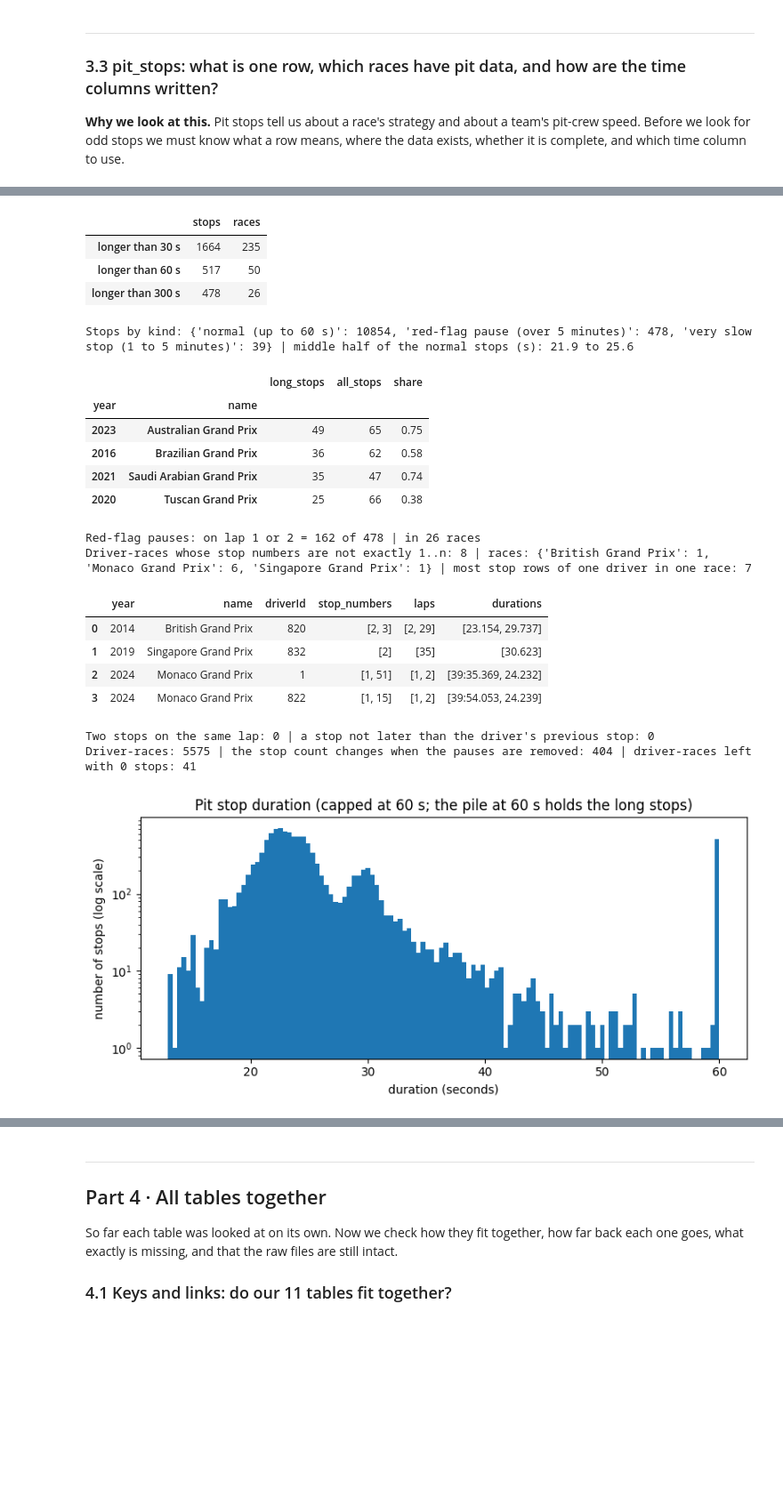
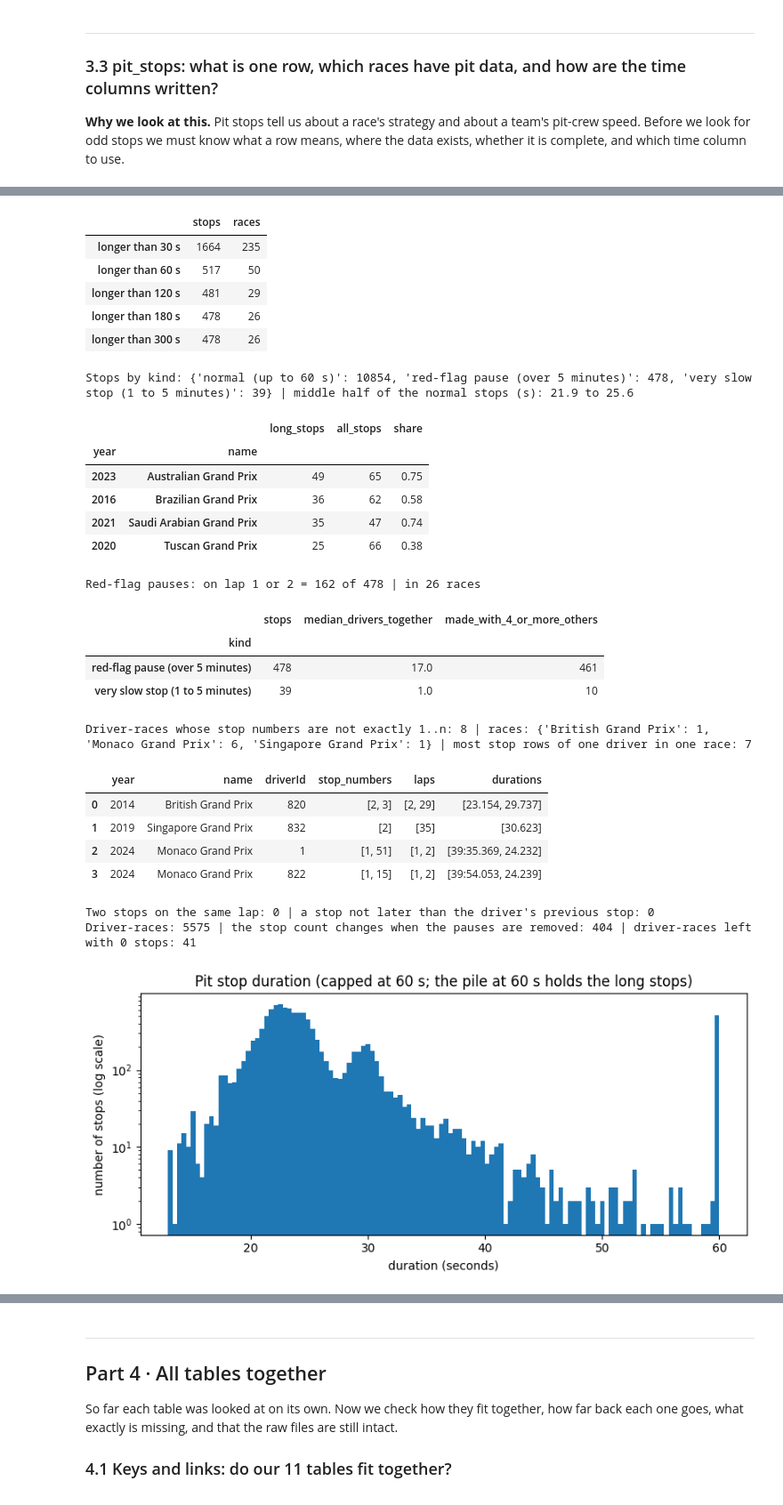
Before and after one commit to sal-tarek/ACL_F1_Predictions, a Jupyter notebook: final-audit/ms1-pre-cleaning-audit.ipynb, the cells around one changed output, grey strips where cells are left out. Shown at 89% size. Saved outputs shown, nothing was run; the diff lists cells and outputs as text; code cells hidden in the pictures; blank space fills up the shorter version.

```diff
--- a/final-audit/ms1-pre-cleaning-audit.ipynb
+++ b/final-audit/ms1-pre-cleaning-audit.ipynb
@@ -1423,8 +1445,10 @@ first = pits.raceId.iloc[0]
 start = pd.to_timedelta(races.set_index("raceId").time[first])
 print("time is a clock time. Example:", races[races.raceId == first].name.iloc[0], races[races.raceId == first].year.iloc[0], "| start time in races:", races.set_index("raceId").time[first],
       "| clock time of its first stop:", pits[pits.raceId == first].time.min())
-gap_minutes = (pd.to_timedelta(pits.time) - pits.raceId.map(races.set_index("raceId").time).pipe(pd.to_timedelta)).dt.total_seconds() / 60
-print("Clock time minus the race start time in races (minutes): from", int(gap_minutes.min()), "to", int(gap_minutes.max()), "| stops that would look earlier than their race start:", int((gap_minutes < 0).sum()), "of", len(pits))
+# A first stop happens minutes after the start. So (first stop clock) - (race start in races) should be close to 0 if both columns used the same clock.
+first_stop = pits.groupby("raceId").time.min()
+offset = ((pd.to_timedelta(first_stop) - pd.to_timedelta(races.set_index("raceId").time.reindex(first_stop.index))).dt.total_seconds() / 3600).round()   # in whole hours
+print("First stop minus race start, in whole hours, over", len(offset), "races: from", int(offset.min()), "to", int(offset.max()), "| most common:", offset.astype(int).value_counts().head(6).to_dict())
 # %% [output]
 {'table': 'pit_stops', 'key': 'raceId+driverId+stop', 'rows': 11371, 'duplicates': 0, 'missing': 0}
 Rows: 11371 | races: 285 | seasons: 2011 to 2024 | driver-races with stops but no row in results: 0 of 5575
@@ -1462,8 +1486,8 @@ Clock time minus the race start time in races (minutes): from -355 to 1042 | sto
 seconds = pits.milliseconds / 1000
 low, p10, middle, p90, p99 = seconds.quantile([0.01, 0.10, 0.50, 0.90, 0.99])
 print("Stop duration (s): fastest", round(seconds.min(), 1), "| 1%", round(low, 1), "| median", round(middle, 1), "| 90%", round(p90, 1), "| 99%", round(p99, 1), "| slowest", round(seconds.max(), 1))
-cut = pd.DataFrame({"stops": {f"longer than {k} s": int((seconds > k).sum()) for k in [30, 60, 300]},
-                    "races": {f"longer than {k} s": pits[seconds > k].raceId.nunique() for k in [30, 60, 300]}})
+cut = pd.DataFrame({"stops": {f"longer than {k} s": int((seconds > k).sum()) for k in [30, 60, 120, 180, 300]},
+                    "races": {f"longer than {k} s": pits[seconds > k].raceId.nunique() for k in [30, 60, 120, 180, 300]}})
 display(cut)
 pits["kind"] = np.select([seconds > 300, seconds > 60], ["red-flag pause (over 5 minutes)", "very slow stop (1 to 5 minutes)"], "normal (up to 60 s)")
 normal = pits[pits.kind.str.startswith("normal")]
@@ -1473,6 +1497,10 @@ pauses = pits[pits.kind.str.startswith("red-flag")]
 by_race = pits.merge(races[["raceId", "name"]], on="raceId").assign(long=lambda t: t.milliseconds > 60000).groupby(["year", "name"]).agg(long_stops=("long", "sum"), all_stops=("long", "size"))
 display(by_race.sort_values("long_stops", ascending=False).head(4).assign(share=lambda t: (t.long_stops / t.all_stops).round(2)))
 print("Red-flag pauses: on lap 1 or 2 =", int(pauses.lap.isin([1, 2]).sum()), "of", len(pauses), "| in", pauses.raceId.nunique(), "races")
+# Are these long stops made by one driver, or by the whole field at once? We count how many drivers made a long stop on the same lap of the same race.
+long_stops = pits[seconds > 60].assign(together=lambda t: t.groupby(["raceId", "lap"]).driverId.transform("nunique"))
+by_kind = long_stops.groupby("kind").together.agg(stops="size", median_drivers_together="median", made_with_4_or_more_others=lambda s: int((s >= 5).sum()))
+display(by_kind)
 
 # Odd stop numbers: a driver's stops should be numbered 1, 2, 3 ... in the order of the laps
 numbering = pits.groupby(["raceId", "driverId"]).agg(first=("stop", "min"), last=("stop", "max"), rows=("stop", "size"),
@@ -1482,41 +1510,47 @@ print("Driver-races whose stop numbers are not exactly 1..n:", len(odd), "| race
       "| most stop rows of one driver in one race:", int(numbering.rows.max()))
 display(odd.merge(races[["raceId", "year", "name"]], on="raceId").head(4)[["year", "name", "driverId", "stop_numbers", "laps", "durations"]])
 print("Two stops on the same lap:", int((pits.groupby(["raceId", "driverId", "lap"]).size() > 1).sum()),
       "| a stop not later than the driver's previous stop:", int((pits.sort_values(["raceId", "driverId", "stop"]).groupby(["raceId", "driverId"]).lap.diff() <= 0).sum()))
 
 # What happens to the number of stops if we remove the red-flag pauses?
 raw_count = pits.groupby(["raceId", "driverId"]).size()
 clean_count = pits[pits.kind != "red-flag pause (over 5 minutes)"].groupby(["raceId", "driverId"]).size().reindex(raw_count.index).fillna(0).astype(int)
 print("Driver-races:", len(raw_count), "| the stop count changes when the pauses are removed:", int((raw_count != clean_count).sum()),
       "| driver-races left with 0 stops:", int((clean_count == 0).sum()))
 
 # Figure: how long do pit stops take?
 seconds.clip(upper=60).plot.hist(bins=120, logy=True, figsize=(8, 3.8), title="Pit stop duration (capped at 60 s; the pile at 60 s holds the long stops)")
 plt.xlabel("duration (seconds)")
 plt.ylabel("number of stops (log scale)")
 save_fig("fig_10_pit_durations")
 # %% [output]
 Stop duration (s): fastest 12.9 | 1% 16.5 | median 23.6 | 90% 31.6 | 99% 1848.2 | slowest 3069.0
 |  | stops | races |
 | longer than 30 s | 1664 | 235 |
 | longer than 60 s | 517 | 50 |
+| longer than 120 s | 481 | 29 |
+| longer than 180 s | 478 | 26 |
 | longer than 300 s | 478 | 26 |
 Stops by kind: {'normal (up to 60 s)': 10854, 'red-flag pause (over 5 minutes)': 478, 'very slow stop (1 to 5 minutes)': 39} | middle half of the normal stops (s): 21.9 to 25.6
 |  |  | long_stops | all_stops | share |
 | year | name |  |  |  |
 | 2023 | Australian Grand Prix | 49 | 65 | 0.75 |
 | 2016 | Brazilian Grand Prix | 36 | 62 | 0.58 |
 | 2021 | Saudi Arabian Grand Prix | 35 | 47 | 0.74 |
 | 2020 | Tuscan Grand Prix | 25 | 66 | 0.38 |
 Red-flag pauses: on lap 1 or 2 = 162 of 478 | in 26 races
-Driver-races whose stop numbers are not exactly 1..n: 8 | races: {'British Grand Prix': 1, 'Monaco Grand Prix': 6, 'Singapore Grand Prix': 1} | most stop rows of one driver in one race: 7
-|  | year | name | driverId | stop_numbers | laps | durations |
-| 0 | 2014 | British Grand Prix | 820 | [2, 3] | [2, 29] | [23.154, 29.737] |
-| 1 | 2019 | Singapore Grand Prix | 832 | [2] | [35] | [30.623] |
-| 2 | 2024 | Monaco Grand Prix | 1 | [1, 51] | [1, 2] | [39:35.369, 24.232] |
-| 3 | 2024 | Monaco Grand Prix | 822 | [1, 15] | [1, 2] | [39:54.053, 24.239] |
+|  | stops | median_drivers_together | made_with_4_or_more_others |
+| kind |  |  |  |
+| red-flag pause (over 5 minutes) | 478 | 17.0 | 461 |
+| very slow stop (1 to 5 minutes) | 39 | 1.0 | 10 |
-Two stops on the same lap: 0 | a stop not later than the driver's previous stop: 0
-Driver-races: 5575 | the stop count changes when the pauses are removed: 404 | driver-races left with 0 stops: 41
+Driver-races whose stop numbers are not exactly 1..n: 8 | races: {'British Grand Prix': 1, 'Monaco Grand Prix': 6, 'Singapore Grand Prix': 1} | most stop rows of one driver in one race: 7
+|  | year | name | driverId | stop_numbers | laps | durations |
+| 0 | 2014 | British Grand Prix | 820 | [2, 3] | [2, 29] | [23.154, 29.737] |
+| 1 | 2019 | Singapore Grand Prix | 832 | [2] | [35] | [30.623] |
+| 2 | 2024 | Monaco Grand Prix | 1 | [1, 51] | [1, 2] | [39:35.369, 24.232] |
+| 3 | 2024 | Monaco Grand Prix | 822 | [1, 15] | [1, 2] | [39:54.053, 24.239] |
+Two stops on the same lap: 0 | a stop not later than the driver's previous stop: 0
+Driver-races: 5575 | the stop count changes when the pauses are removed: 404 | driver-races left with 0 stops: 41
 [figure]
 # %% [markdown]
 **What we saw**
```
Also changed, not shown: parts of 33 cells of this notebook, 11 other files.
